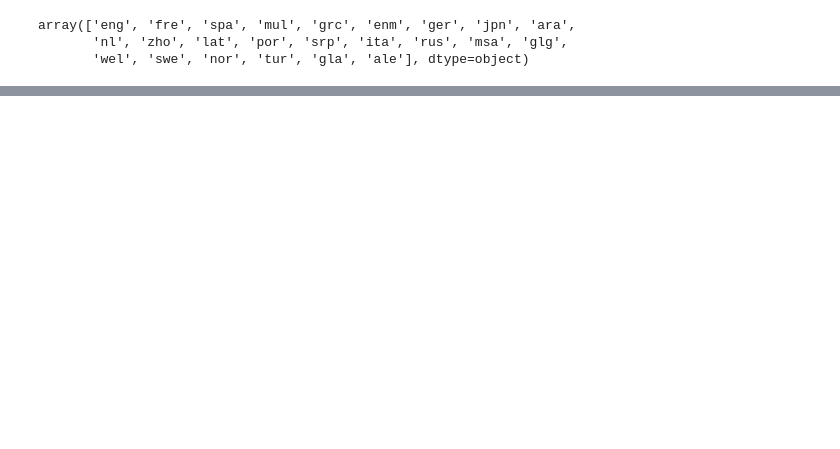
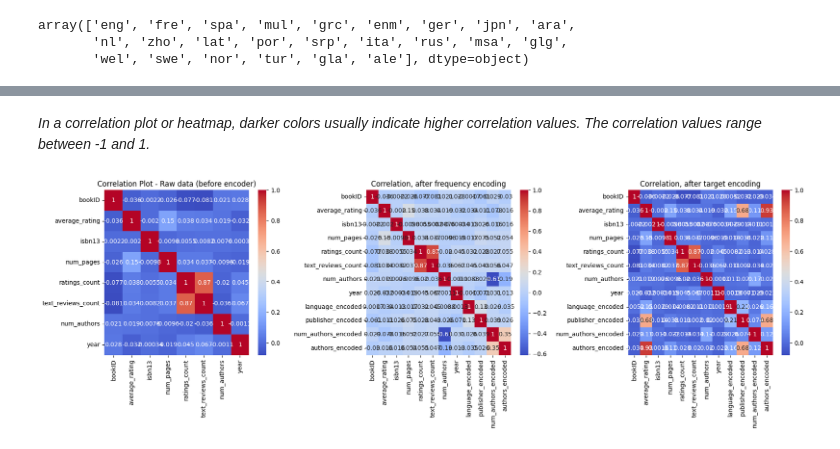
Before and after one commit to ismaildaoudi21/Project_ML_2023, a Jupyter notebook: data_analysis.ipynb, the cells around one changed output, grey strips where cells are left out. Cells and saved outputs as stored; diff of their text form; code cells hidden in the pictures; blank space fills up the shorter version.

```diff
--- a/data_analysis.ipynb
+++ b/data_analysis.ipynb
@@ -447,0 +301,16 @@ Predicted rating for the sample book is: 4.324901953992889
+# %%
+# Perform Target Encoding
+encoding_map = df.groupby('language_code')['average_rating'].mean().to_dict()
+df['language_encoded'] = df['language_code'].map(encoding_map)
+
+encoding_map = df.groupby('publisher')['average_rating'].mean().to_dict()
+df['publisher_encoded'] = df['publisher'].map(encoding_map)
+
+encoding_map = df.groupby('num_authors')['average_rating'].mean().to_dict()
+df['num_authors_encoded'] = df['num_authors'].map(encoding_map)
+
+
+encoding_map = df.groupby('authors')['average_rating'].mean().to_dict()
+df['authors_encoded'] = df['authors'].map(encoding_map)
+
+df.head()
@@ -447,0 +331,23 @@ Predicted rating for the sample book is: 4.324901953992889
+# %% [markdown]
+*In a correlation plot or heatmap, darker colors usually indicate higher correlation values. The correlation values range between -1 and 1.*
+# %%
+# Create subplots
+fig, (ax1, ax2, ax3) = plt.subplots(1, 3, figsize=(18, 6))
+
+# Plot correlation heatmaps
+sns.heatmap(data.corr(), annot=True, cmap="coolwarm", ax=ax1)
+ax1.set_title("Correlation Plot - Raw data (before encoder)")
+
+sns.heatmap(df2.corr(), annot=True, cmap="coolwarm", ax=ax2)
+ax2.set_title("Correlation, after frequency encoding")
+
+sns.heatmap(df.corr(), annot=True, cmap="coolwarm", ax=ax3)
+ax3.set_title("Correlation, after target encoding")
+
+# Adjust layout
+plt.tight_layout()
+
+# Display the subplots
+plt.show()
+# %% [output]
+[figure, added]
```
Also changed, not shown: parts of 94 cells of this notebook.
